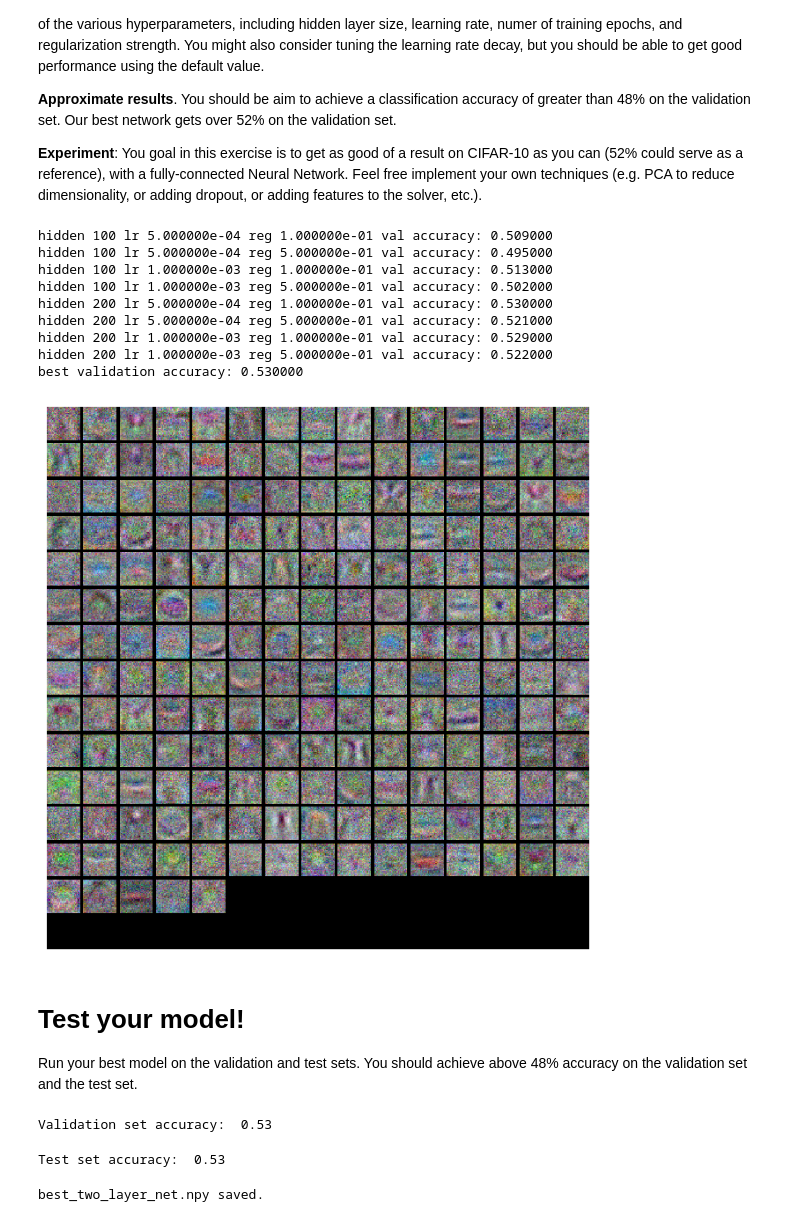
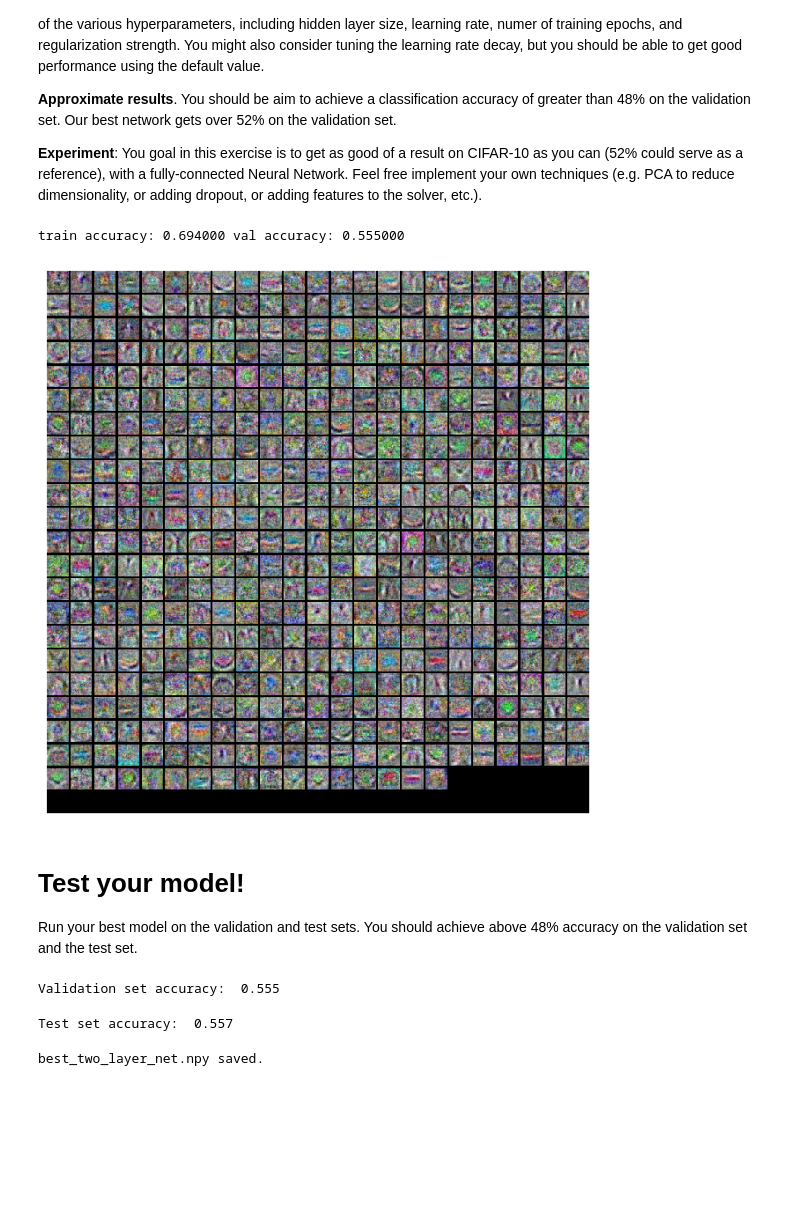
Before and after one commit to ShlomiBenShitrit/computer-vision-hw1, a Jupyter notebook: two_layer_net.ipynb, the cells around one changed output. Cells and saved outputs as stored; diff of their text form; code cells hidden in the pictures; blank space fills up the shorter version.

Commit message:
Q3: improved hyperparameters (hidden 500, reg 0.5)

```diff
--- a/two_layer_net.ipynb
+++ b/two_layer_net.ipynb
@@ -420,54 +420,53 @@ show_net_weights(model)
 # %%
 best_model = None
 
 
 
 #################################################################################
 # TODO: Tune hyperparameters using the validation set. Store your best trained  #
 # model in best_model.                                                          #
 #                                                                               #
 # To help debug your network, it may help to use visualizations similar to the  #
 # ones we used above; these visualizations will have significant qualitative    #
 # differences from the ones we saw above for the poorly tuned network.          #
 #                                                                               #
 # Tweaking hyperparameters by hand can be fun, but you might find it useful to  #
 # write code to sweep through possible combinations of hyperparameters          #
 # automatically like we did on thexs previous exercises.                          #
 #################################################################################
-best_val = -1
-for hidden_size in [100, 200]:
-    for lr in [5e-4, 1e-3]:
-        for reg in [0.1, 0.5]:
-            model = TwoLayerNet(input_size, hidden_size, num_classes, reg=reg)
-            solver = Solver(model, data,
-                            update_rule='sgd',
-                            optim_config={'learning_rate': lr},
-                            lr_decay=0.95,
-                            num_epochs=10, batch_size=200,
-                            verbose=False)
-            solver.train()
-            print('hidden %d lr %e reg %e val accuracy: %f' % (
-                hidden_size, lr, reg, solver.best_val_acc))
-            if solver.best_val_acc > best_val:
-                best_val = solver.best_val_acc
-                best_model = model
-
-print('best validation accuracy: %f' % best_val)
+# Hyperparameter search (run separately because it takes about an hour):
+#   1. Grid: hidden [100, 200] x lr [5e-4, 1e-3] x reg [0.1, 0.5], 10 epochs
+#      -> best val 0.530 (hidden 200, lr 5e-4, reg 0.1)
+#   2. Random search, 12 trials: hidden [200, 300, 500], lr 3e-4..2e-3,
+#      reg 0.01..1.0, epochs [10, 15, 20]
+#      -> bigger network + more epochs helped, best val 0.565
+#         (hidden 500, lr 1.55e-3, reg 0.16, 20 epochs, train 0.772)
+#   3. Stronger regularization, hidden 500, 20 epochs:
+#        lr 1e-3  reg 0.3 -> train 0.709 val 0.554
+#        lr 1e-3  reg 0.5 -> train 0.667 val 0.559
+#        lr 1e-3  reg 1.0 -> train 0.605 val 0.542
+#        lr 1.5e-3 reg 0.5 -> train 0.679 val 0.553
+# We chose hidden 500, lr 1e-3, reg 0.5, 20 epochs: its validation accuracy is
+# almost the same as the best one (0.559 vs 0.565, within the noise), but the
+# gap between train and validation accuracy is about half (0.11 vs 0.21),
+# so it overfits much less.
+best_model = TwoLayerNet(input_size, 500, num_classes, reg=0.5)
+solver = Solver(best_model, data,
+                update_rule='sgd',
+                optim_config={'learning_rate': 1e-3},
+                lr_decay=0.95,
+                num_epochs=20, batch_size=200,
+                verbose=False)
+solver.train()
+print('train accuracy: %f val accuracy: %f' % (
+    solver.train_acc_history[-1], solver.best_val_acc))
 show_net_weights(best_model)
 ################################################################################
 #                              END OF YOUR CODE                                #
 ################################################################################
 # %% [output]
-hidden 100 lr 5.000000e-04 reg 1.000000e-01 val accuracy: 0.509000
-hidden 100 lr 5.000000e-04 reg 5.000000e-01 val accuracy: 0.495000
-hidden 100 lr 1.000000e-03 reg 1.000000e-01 val accuracy: 0.513000
-hidden 100 lr 1.000000e-03 reg 5.000000e-01 val accuracy: 0.502000
-hidden 200 lr 5.000000e-04 reg 1.000000e-01 val accuracy: 0.530000
-hidden 200 lr 5.000000e-04 reg 5.000000e-01 val accuracy: 0.521000
-hidden 200 lr 1.000000e-03 reg 1.000000e-01 val accuracy: 0.529000
-hidden 200 lr 1.000000e-03 reg 5.000000e-01 val accuracy: 0.522000
-best validation accuracy: 0.530000
+train accuracy: 0.694000 val accuracy: 0.555000
-[figure, old version]
+[figure, new version]
 # %% [markdown]
 # Test your model!
 Run your best model on the validation and test sets. You should achieve above 48% accuracy on the validation set and the test set.
@@ -475,12 +474,12 @@ Run your best model on the validation and test sets. You should achieve above 48
 y_val_pred = np.argmax(best_model.loss(data['X_val']), axis=1)
 print('Validation set accuracy: ', (y_val_pred == data['y_val']).mean())
 # %% [output]
-Validation set accuracy:  0.53
+Validation set accuracy:  0.555
 # %%
 y_test_pred = np.argmax(best_model.loss(data['X_test']), axis=1)
 print('Test set accuracy: ', (y_test_pred == data['y_test']).mean())
 # %% [output]
-Test set accuracy:  0.53
+Test set accuracy:  0.557
 # %%
 # Save best model
 best_model.save("best_two_layer_net.npy")
```
Also changed, not shown: 1 other file.
